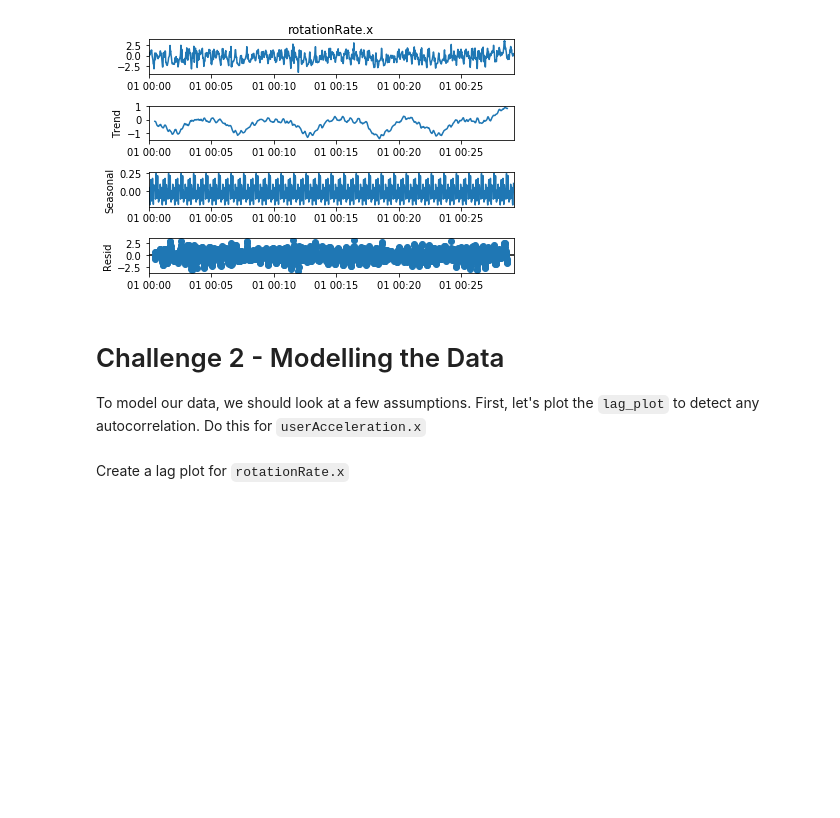
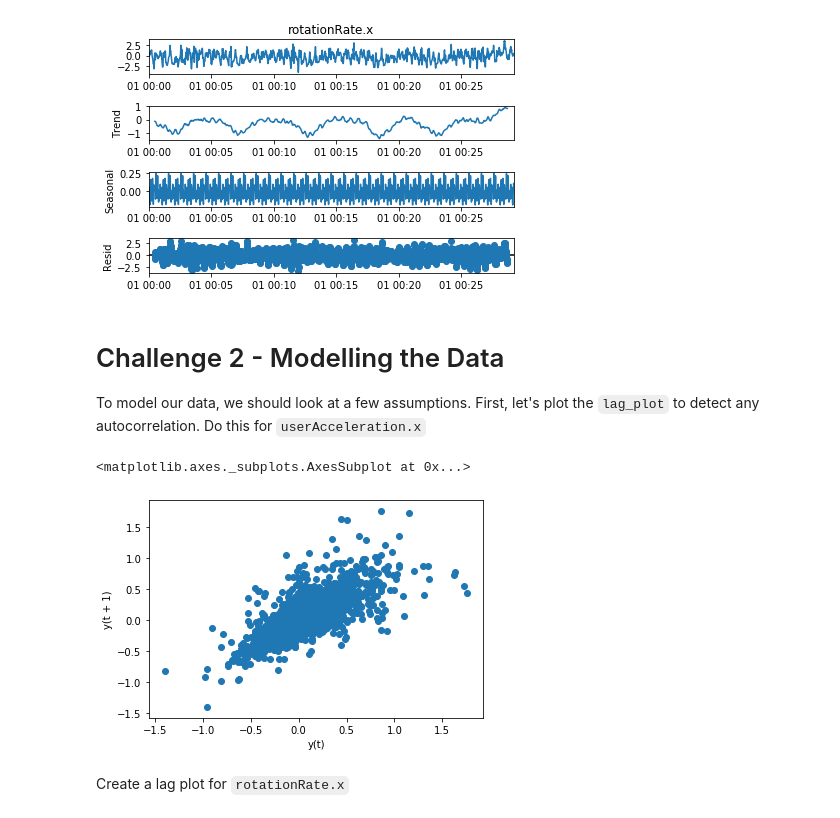
Before and after one commit to FergusCuthill/dataV2-labs, a Jupyter notebook: module-2/lab-time-series/your-code/main.ipynb, the cells around one changed output. Cells and saved outputs as stored; diff of their text form; code cells hidden in the pictures; blank space fills up the shorter version.

```diff
--- a/module-2/lab-time-series/your-code/main.ipynb
+++ b/module-2/lab-time-series/your-code/main.ipynb
@@ -93,6 +96,10 @@ sm.seasonal.seasonal_decompose(sensor["rotationRate.x"], period=60).plot()
 To model our data, we should look at a few assumptions. First, let's plot the `lag_plot` to detect any autocorrelation. Do this for `userAcceleration.x`
 # %%
 # Your code here:
+pd.plotting.lag_plot(sensor["userAcceleration.x"])
+# %% [output]
+<matplotlib.axes._subplots.AxesSubplot at 0x...>
+[figure, added]
 # %% [markdown]
 Create a lag plot for `rotationRate.x`
 # %%
```
Also changed, not shown: parts of 13 cells of this notebook.
